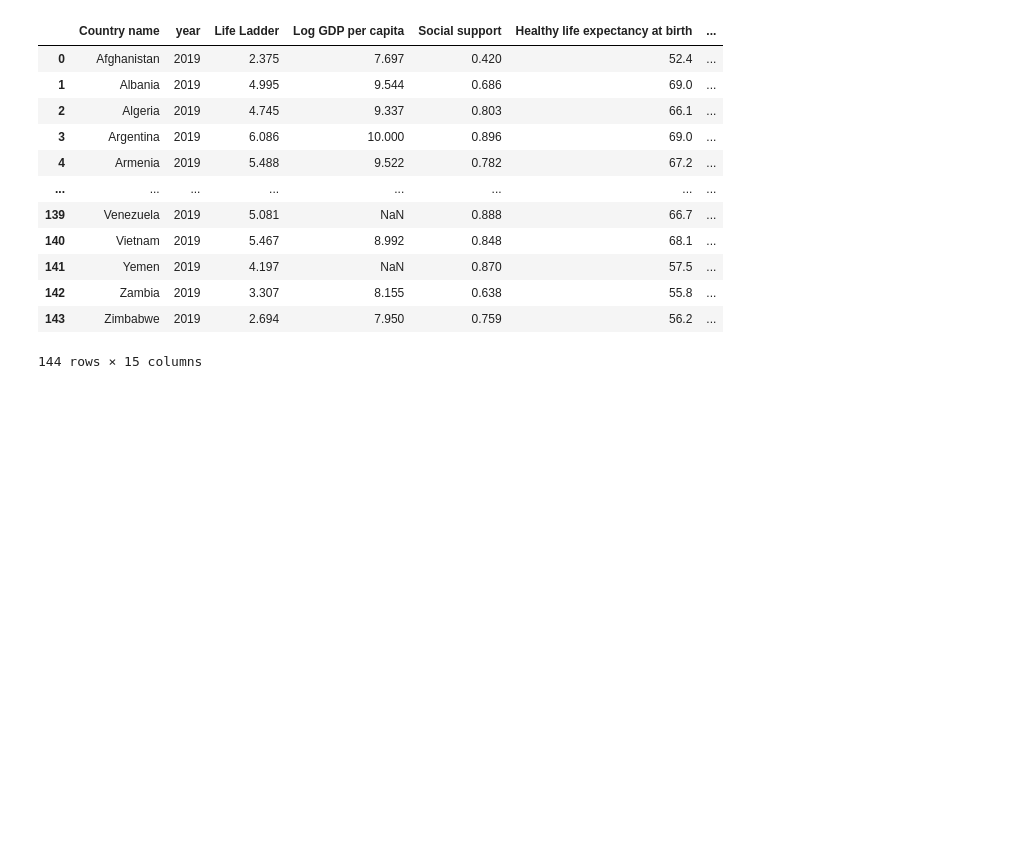
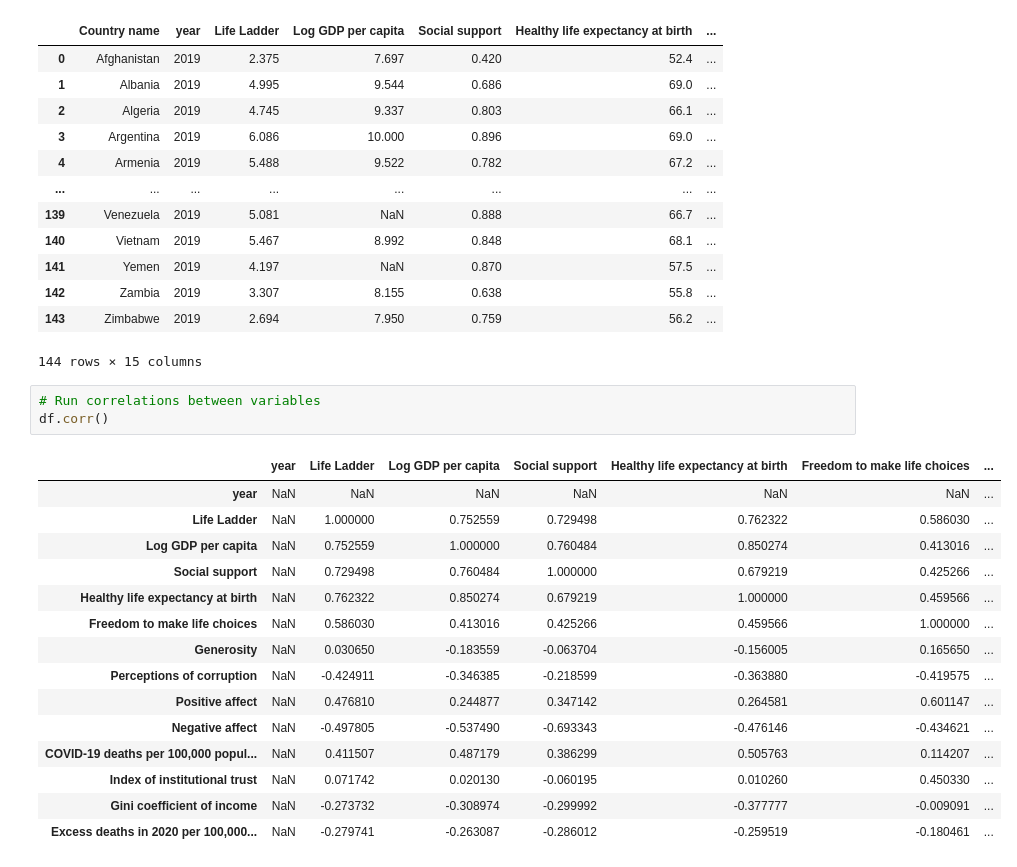
Before and after one commit to sydnipierce/butler-groupD-project1, a Jupyter notebook: Analysis/data_expl_cleansing.ipynb, the cells around one changed output. Cells and saved outputs as stored; diff of their text form; blank space fills up the shorter version.

```diff
--- a/Analysis/data_expl_cleansing.ipynb
+++ b/Analysis/data_expl_cleansing.ipynb
@@ -103,3 +103,22 @@ df
 | 142 | Zambia | 2019 | 3.307 | 8.155 | 0.638 | 55.8 | ... |
 | 143 | Zimbabwe | 2019 | 2.694 | 7.950 | 0.759 | 56.2 | ... |
 144 rows × 15 columns
+# %%
+# Run correlations between variables
+df.corr()
+# %% [output]
+|  | year | Life Ladder | Log GDP per capita | Social support | Healthy life expectancy at birth | Freedom to make life choices | ... |
+| year | NaN | NaN | NaN | NaN | NaN | NaN | ... |
+| Life Ladder | NaN | 1.000000 | 0.752559 | 0.729498 | 0.762322 | 0.586030 | ... |
+| Log GDP per capita | NaN | 0.752559 | 1.000000 | 0.760484 | 0.850274 | 0.413016 | ... |
+| Social support | NaN | 0.729498 | 0.760484 | 1.000000 | 0.679219 | 0.425266 | ... |
+| Healthy life expectancy at birth | NaN | 0.762322 | 0.850274 | 0.679219 | 1.000000 | 0.459566 | ... |
+| Freedom to make life choices | NaN | 0.586030 | 0.413016 | 0.425266 | 0.459566 | 1.000000 | ... |
+| Generosity | NaN | 0.030650 | -0.183559 | -0.063704 | -0.156005 | 0.165650 | ... |
+| Perceptions of corruption | NaN | -0.424911 | -0.346385 | -0.218599 | -0.363880 | -0.419575 | ... |
+| Positive affect | NaN | 0.476810 | 0.244877 | 0.347142 | 0.264581 | 0.601147 | ... |
+| Negative affect | NaN | -0.497805 | -0.537490 | -0.693343 | -0.476146 | -0.434621 | ... |
+| COVID-19 deaths per 100,000 popul... | NaN | 0.411507 | 0.487179 | 0.386299 | 0.505763 | 0.114207 | ... |
+| Index of institutional trust | NaN | 0.071742 | 0.020130 | -0.060195 | 0.010260 | 0.450330 | ... |
+| Gini coefficient of income | NaN | -0.273732 | -0.308974 | -0.299992 | -0.377777 | -0.009091 | ... |
+| Excess deaths in 2020 per 100,000... | NaN | -0.279741 | -0.263087 | -0.286012 | -0.259519 | -0.180461 | ... |
```
Also changed, not shown: parts of 4 cells of this notebook.
